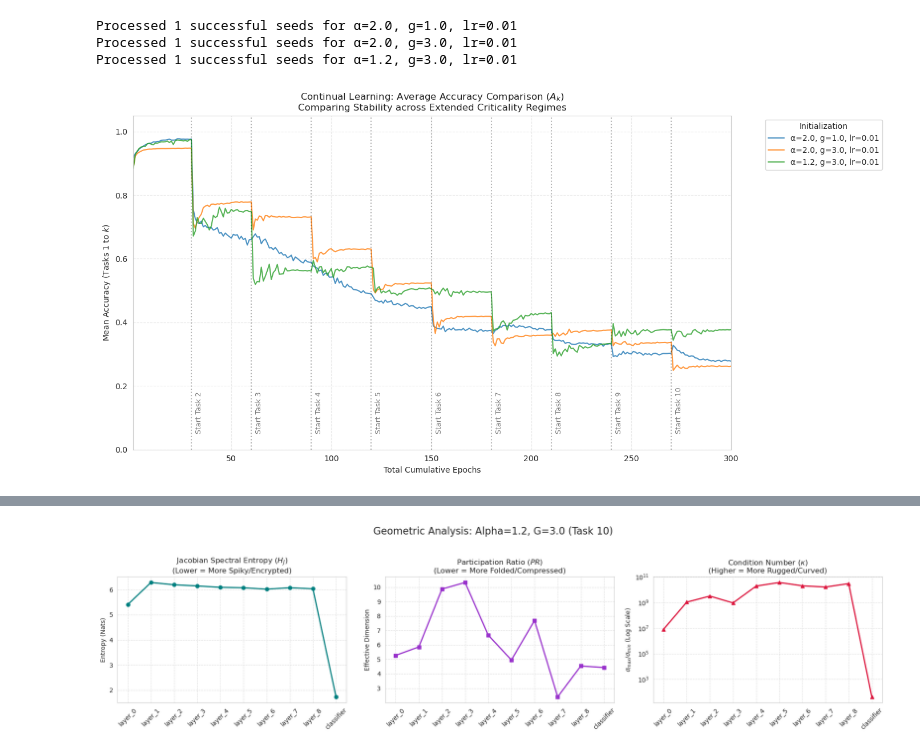
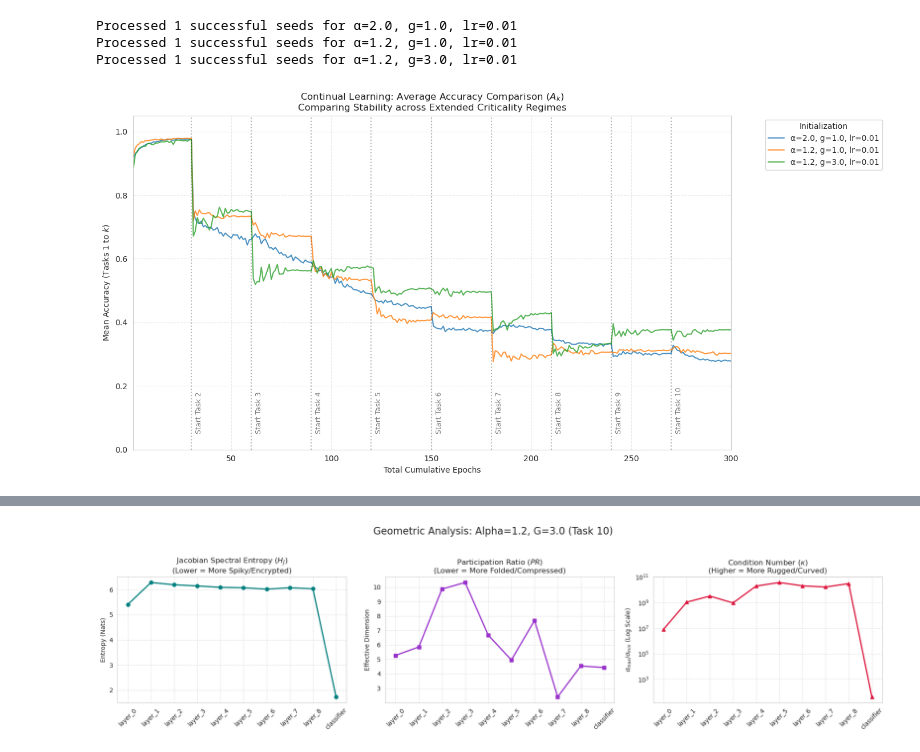
Before and after one commit to YiHaoFromEarth/ht-initialisation-dynamics, a Jupyter notebook: continual_learning/permuted_mnist.ipynb, the cells around one changed output, grey strips where cells are left out. Cells and saved outputs as stored; diff of their text form; code cells hidden in the pictures.

```diff
--- a/continual_learning/permuted_mnist.ipynb
+++ b/continual_learning/permuted_mnist.ipynb
@@ -286,36 +286,36 @@ def plot_multiple_accuracies(param_pairs):
     # Vertical markers for Task transitions
     if task_transition_epochs:
         # Don't draw line for the final epoch
         for t_idx, epoch_mark in enumerate(task_transition_epochs[:-1]):
             plt.axvline(x=epoch_mark, color='black', linestyle=':', alpha=0.3)
             plt.text(epoch_mark + 2, 0.05, f"Start Task {t_idx+2}",
                      fontsize=9, rotation=90, verticalalignment='bottom', alpha=0.6)
 
     plt.title("Continual Learning: Average Accuracy Comparison ($A_k$)\n"
               "Comparing Stability across Extended Criticality Regimes")
     plt.ylim(0, 1.05)
     plt.xlim(1, plot_df["Total Epoch"].max())
     plt.ylabel("Mean Accuracy (Tasks 1 to $k$)")
     plt.xlabel("Total Cumulative Epochs")
     plt.legend(bbox_to_anchor=(1.05, 1), loc='upper left', title="Initialization")
     plt.grid(True, which='both', linestyle='--', alpha=0.4)
     plt.tight_layout()
     plt.show()
 
 # --- Execution Example ---
 # Compare Gaussian Baseline vs various Heavy-Tailed setups[cite: 1]
 comparison_list = [
     (2.0, 1.0, 0.01),  # Standard Gaussian Edge-of-Chaos[cite: 1]
-    (2.0, 3.0, 0.01),  # Standard Gaussian Edge-of-Chaos[cite: 1]
+    (1.2, 1.0, 0.01),  # Standard Gaussian Edge-of-Chaos[cite: 1]
     (1.2, 3.0, 0.01),  # Standard Gaussian Edge-of-Chaos[cite: 1]
 ]
 
 plot_multiple_accuracies(comparison_list)
 # %% [output]
 Processed 1 successful seeds for α=2.0, g=1.0, lr=0.01
-Processed 1 successful seeds for α=2.0, g=3.0, lr=0.01
+Processed 1 successful seeds for α=1.2, g=1.0, lr=0.01
 Processed 1 successful seeds for α=1.2, g=3.0, lr=0.01
-[figure, old version]
+[figure, new version]
 # %%
 import pandas as pd
 import seaborn as sns
```
Also changed, not shown: parts of 6 cells of this notebook, 41 other files.
